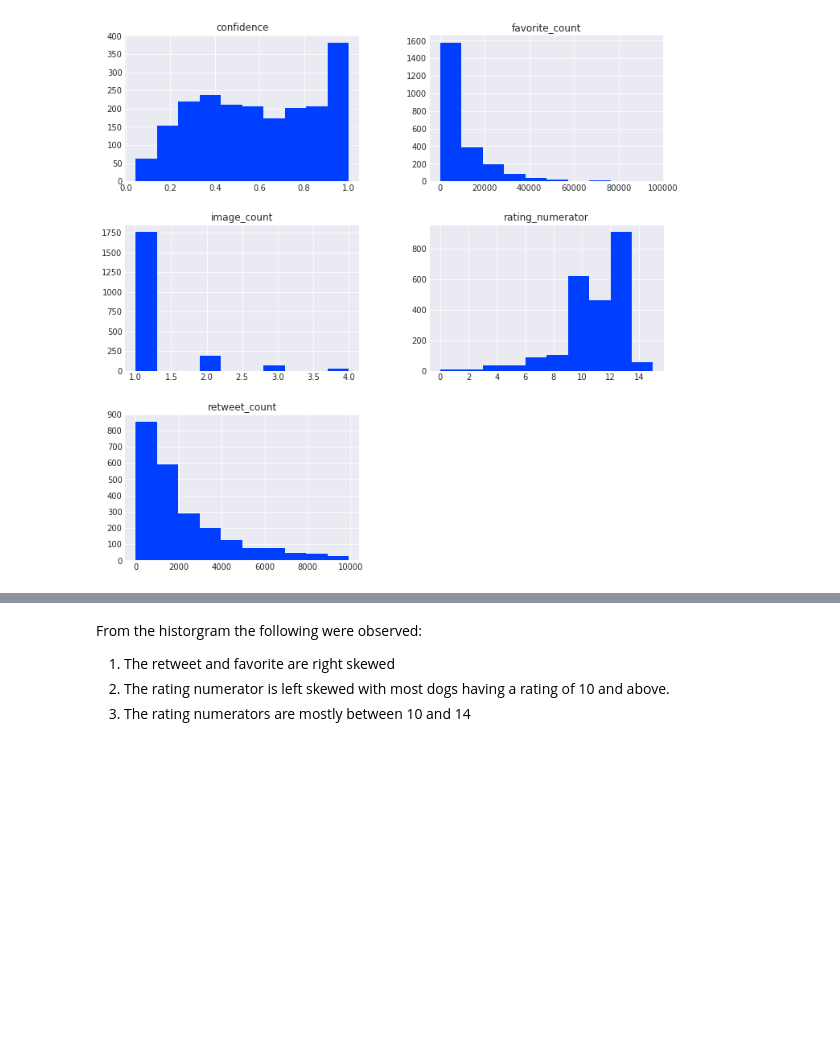
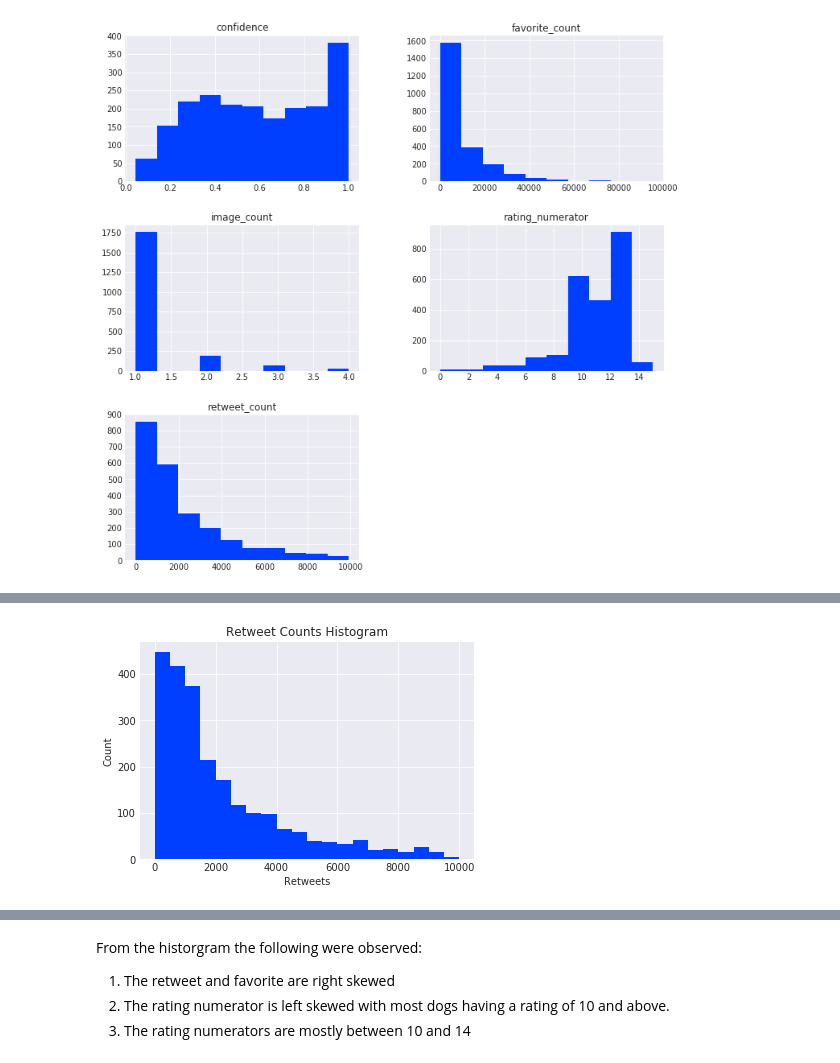
Before and after one commit to yaswaz/twitter_api, a Jupyter notebook: wrangle_act.ipynb, the cells around one changed output, grey strips where cells are left out. Drawn from its saved outputs; the diff is of its cells as text; code cells hidden in the pictures; blank space fills up the shorter version.

```diff
--- a/wrangle_act.ipynb
+++ b/wrangle_act.ipynb
@@ -1397,0 +1407,9 @@ twitter_archive_master.hist(figsize=(12,12));
+# %%
+# Plot retweets histogram
+bin_edges = np.arange(0, 9900+500, 500)
+plt.hist(data = twitter_archive_master, x = 'retweet_count', bins = bin_edges)
+plt.title('Retweet Counts Histogram')
+plt.xlabel('Retweets')
+plt.ylabel('Count');
+# %% [output]
+[figure, added]
```
Also changed, not shown: parts of 13 cells of this notebook.
